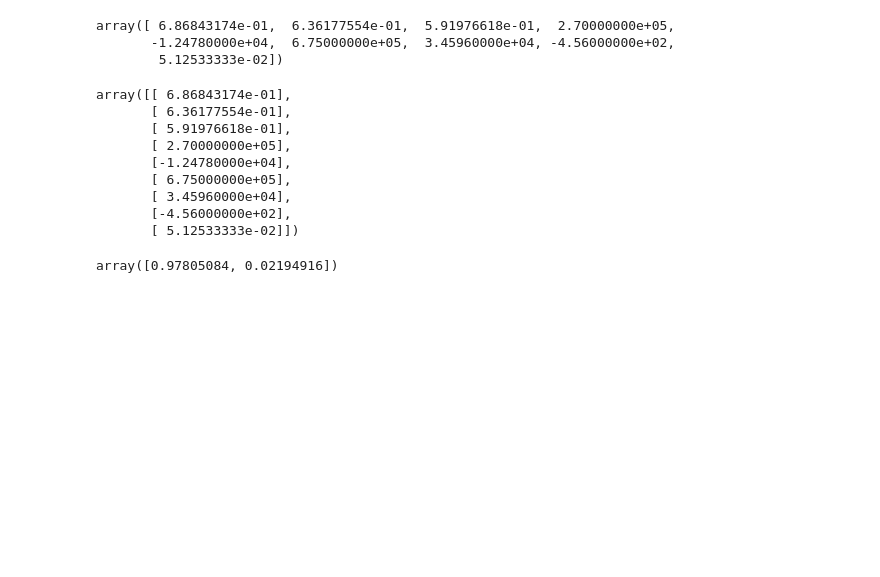
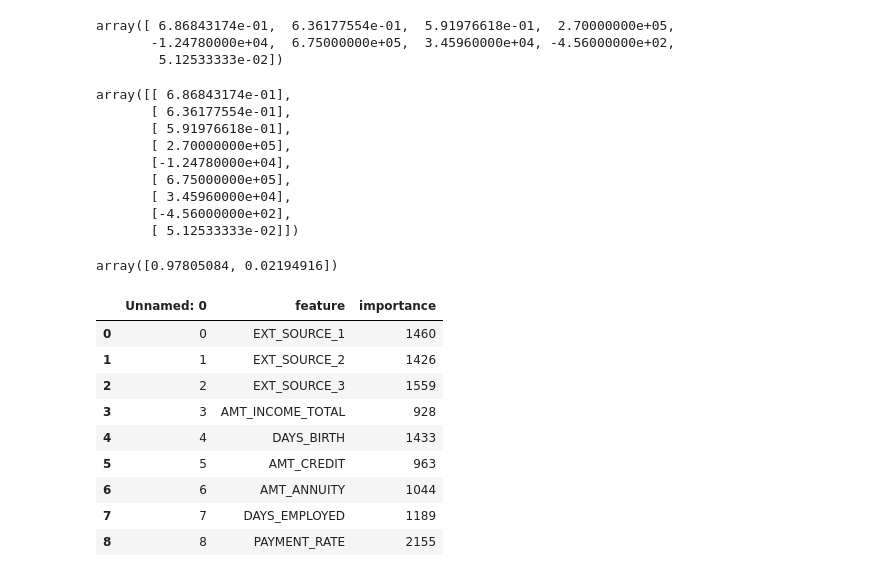
Before and after one commit to NOMEZA/projet_7_repository, a Jupyter notebook: python_preprocessing/training_model.ipynb, the cells around one changed output. Saved outputs shown, nothing was run; the diff lists cells and outputs as text; code cells hidden in the pictures; blank space fills up the shorter version.

```diff
--- a/python_preprocessing/training_model.ipynb
+++ b/python_preprocessing/training_model.ipynb
@@ -177,2 +223,17 @@ prediction[0]
 # %% [output]
 array([0.97805084, 0.02194916])
+# %%
+features=pd.read_csv("features.csv")
+# %%
+features
+# %% [output]
+|  | Unnamed: 0 | feature | importance |
+| 0 | 0 | EXT_SOURCE_1 | 1460 |
+| 1 | 1 | EXT_SOURCE_2 | 1426 |
+| 2 | 2 | EXT_SOURCE_3 | 1559 |
+| 3 | 3 | AMT_INCOME_TOTAL | 928 |
+| 4 | 4 | DAYS_BIRTH | 1433 |
+| 5 | 5 | AMT_CREDIT | 963 |
+| 6 | 6 | AMT_ANNUITY | 1044 |
+| 7 | 7 | DAYS_EMPLOYED | 1189 |
+| 8 | 8 | PAYMENT_RATE | 2155 |
```
Also changed, not shown: parts of 6 cells of this notebook, 4 other files.
